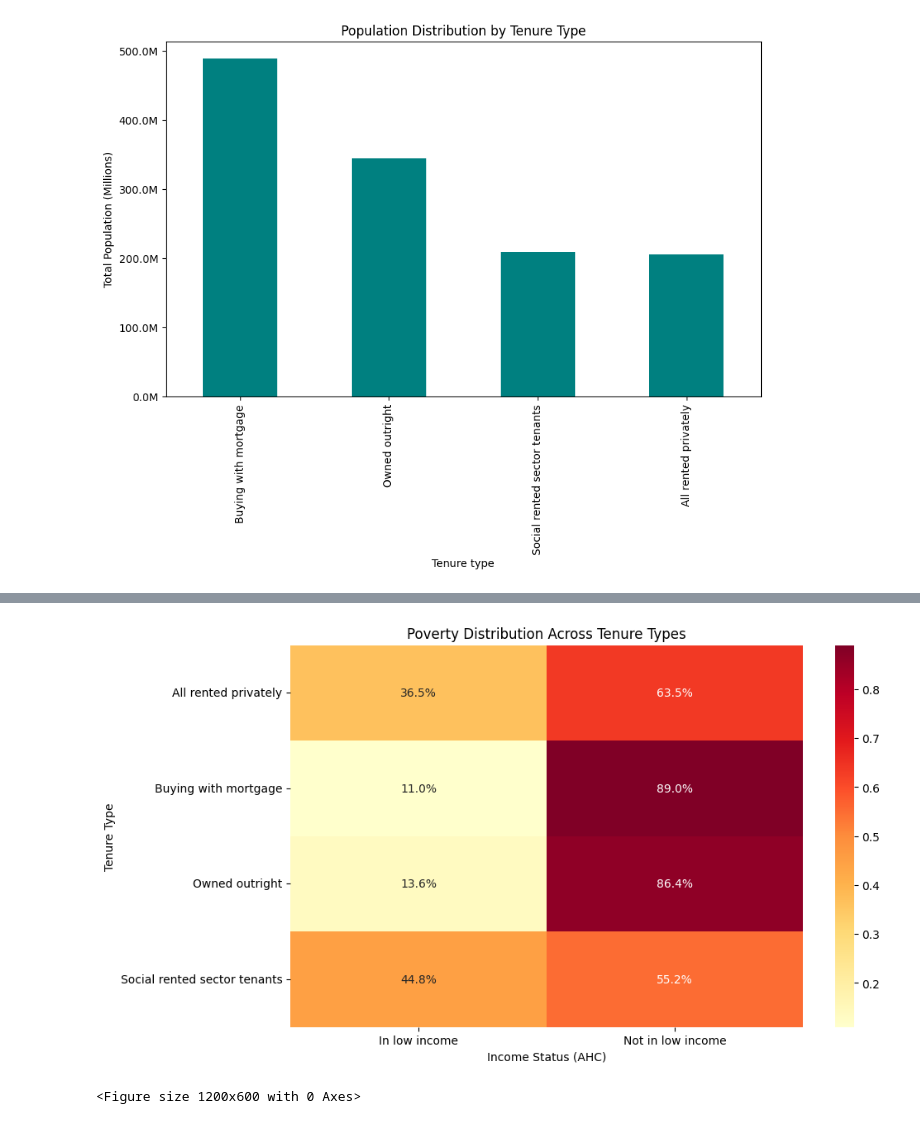
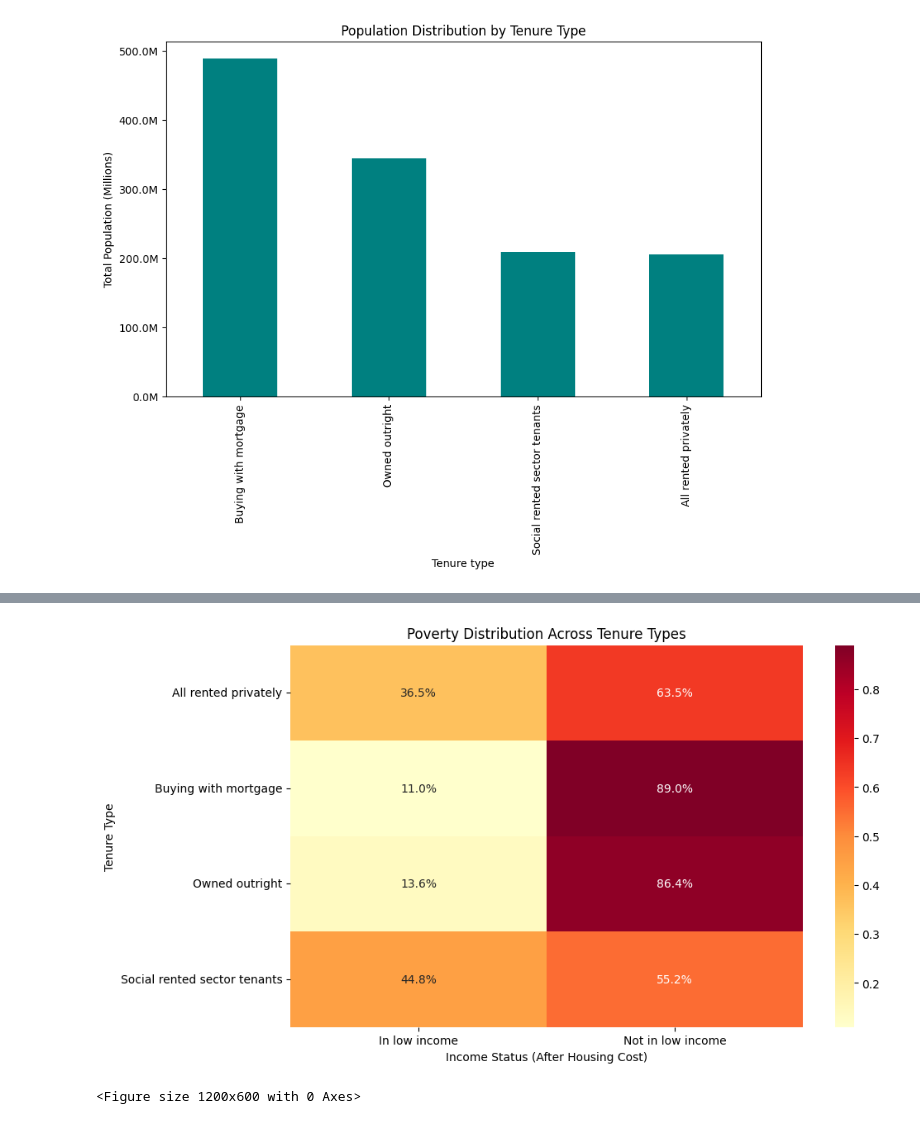
Before and after one commit to DhammikePremachandra/Housing_Tenure_and_Poverty, a Jupyter notebook: Tenure_and_Poverty.ipynb, the cells around one changed output, grey strips where cells are left out. Cells and saved outputs as stored; diff of their text form; code cells hidden in the pictures.

```diff
--- a/Tenure_and_Poverty.ipynb
+++ b/Tenure_and_Poverty.ipynb
@@ -437,20 +563,21 @@ plt.show()
 # %%
-# Tenure-Type Poverty Deep Dive.
+# Exploring  which Tenure-Type push into poverty After Housing Cost.
 tenure_poverty = df.pivot_table(
     index='Tenure type',
     columns='Median net household income(AHC)',
     values='Total population',
     aggfunc='sum'
 ).apply(lambda x: x/x.sum(), axis=1)
 
+# Plotting the heatmap.
 plt.figure(figsize=(10,6))
 sns.heatmap(tenure_poverty, annot=True, fmt='.1%', cmap='YlOrRd')
 plt.title('Poverty Distribution Across Tenure Types')
 plt.ylabel('Tenure Type')
-plt.xlabel('Income Status (AHC)')
+plt.xlabel('Income Status (After Housing Cost)')
 plt.show()
 # %% [output]
-[figure, old version]
+[figure, new version]
 # %%
 # Calculating poverty rates before/after housing costs by tenure type.
 poverty_rates = df.pivot_table(
```
Also changed, not shown: parts of 11 cells of this notebook.
